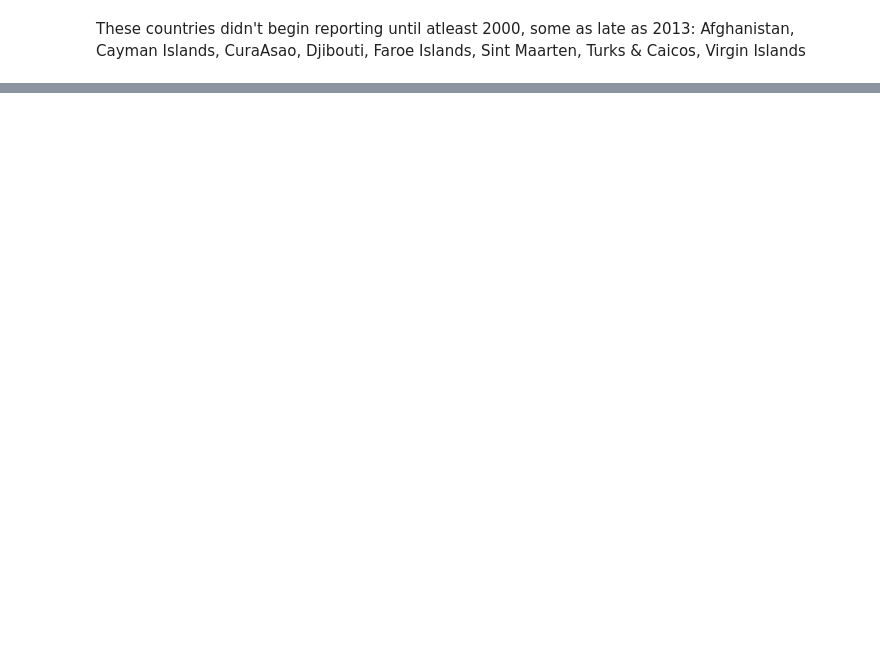
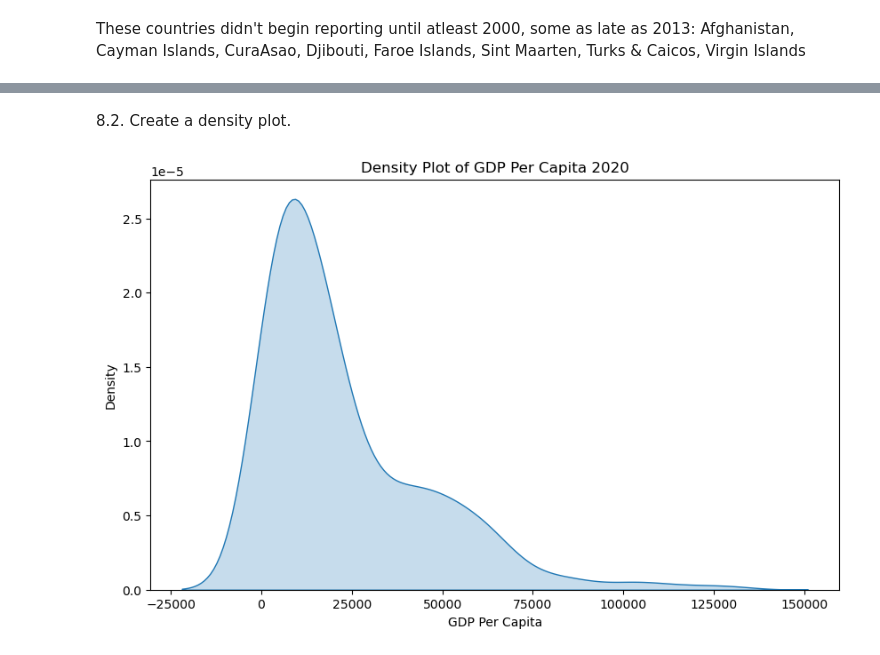
Before and after one commit to NSS-Data-Analytics-Cohort-16/da16-python-gdp-and-internet-use-analysis-DSVaughan266, a Jupyter notebook: notebooks/internet_data.ipynb, the cells around one changed output, grey strips where cells are left out. Saved outputs shown, nothing was run; the diff lists cells and outputs as text; code cells hidden in the pictures; blank space fills up the shorter version.

```diff
--- a/notebooks/internet_data.ipynb
+++ b/notebooks/internet_data.ipynb
@@ -196,0 +216,10 @@ Afghanistan, Cayman Islands, CuraAsao, Djibouti, Faroe Islands, Sint Maarten, Tu
+# %% [markdown]
+8.2. Create a density plot.
+# %%
+plt.figure(figsize=(10,6))
+sns.kdeplot(gdp_2020["GDP_Per_Capita"], fill=True)
+plt.xlabel("GDP Per Capita")
+plt.title("Density Plot of GDP Per Capita 2020")
+plt.show()
+# %% [output]
+[figure, added]
```
Also changed, not shown: parts of 69 cells of this notebook.
